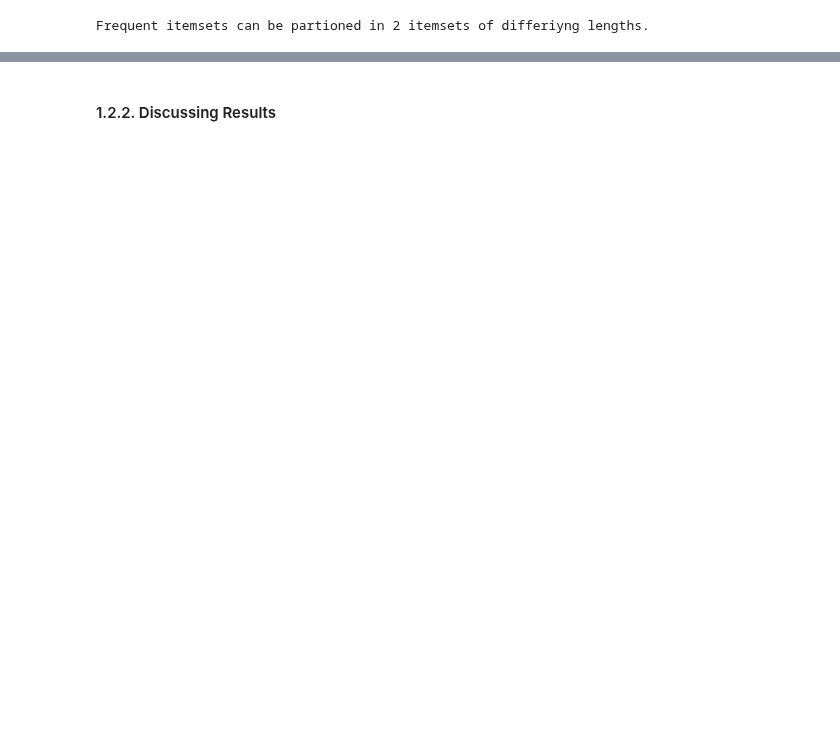
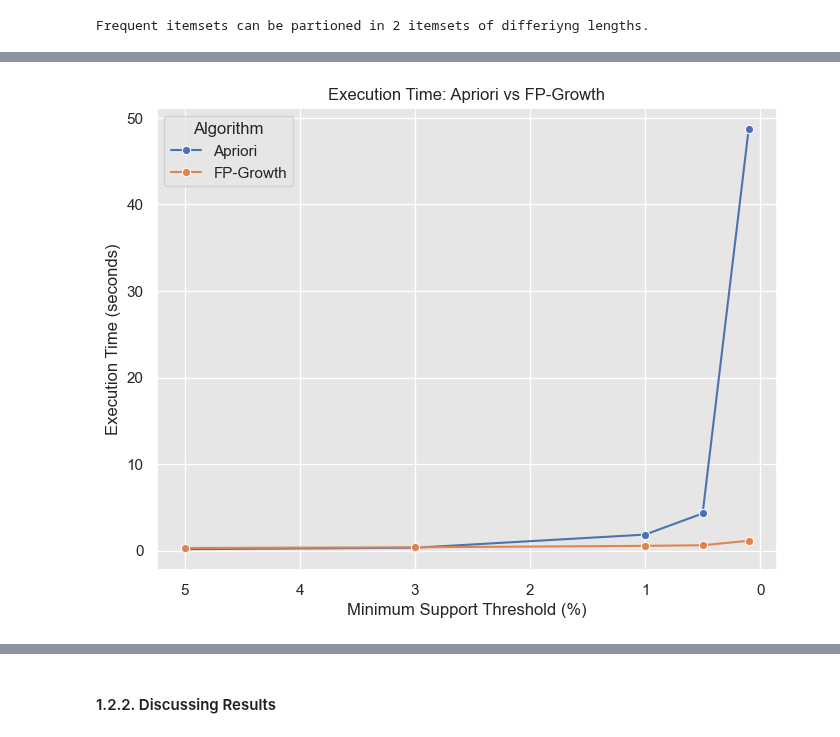
Before and after one commit to ijustsnapped/DataMine_PI, a Jupyter notebook: PD_202425_Project1/PD_202425_Project.ipynb, the cells around one changed output, grey strips where cells are left out. Saved outputs shown, nothing was run; the diff lists cells and outputs as text; code cells hidden in the pictures; blank space fills up the shorter version.

```diff
--- a/PD_202425_Project1/PD_202425_Project.ipynb
+++ b/PD_202425_Project1/PD_202425_Project.ipynb
@@ -388,2 +409,30 @@ Frequent itemsets of 2 items
+# %%
+support_thresholds = [0.05, 0.03, 0.01, 0.005, 0.001]
+results = []
+
+for support in support_thresholds:
+    start_time = time.time()
+    _ = compute_frequent_itemset_subsets(binary_foodmart, min_support=support, algorithm='apriori')
+    apriori_time = time.time() - start_time
+    results.append({'Support': support * 100, 'Time': apriori_time, 'Algorithm': 'Apriori'})
+
+    start_time = time.time()
+    _ = compute_frequent_itemset_subsets(binary_foodmart, min_support=support, algorithm='fp_growth')
+    fpgrowth_time = time.time() - start_time
+    results.append({'Support': support * 100, 'Time': fpgrowth_time, 'Algorithm': 'FP-Growth'})
+# %%
+df_times = pd.DataFrame(results)
+
+sns.set_style("darkgrid", {"axes.facecolor": ".9"})
+plt.figure(figsize=(8, 6))
+
+ax = sns.lineplot(data=df_times, x='Support', y='Time', hue='Algorithm', marker='o', palette="deep")
+ax.set_title('Execution Time: Apriori vs FP-Growth')
+ax.set_xlabel('Minimum Support Threshold (%)')
+ax.set_ylabel('Execution Time (seconds)')
+plt.gca().invert_xaxis()
+plt.show()
+# %% [output]
+[figure, added]
 # %%
 S_min_high = 0.001
```
Also changed, not shown: parts of 13 cells of this notebook.
